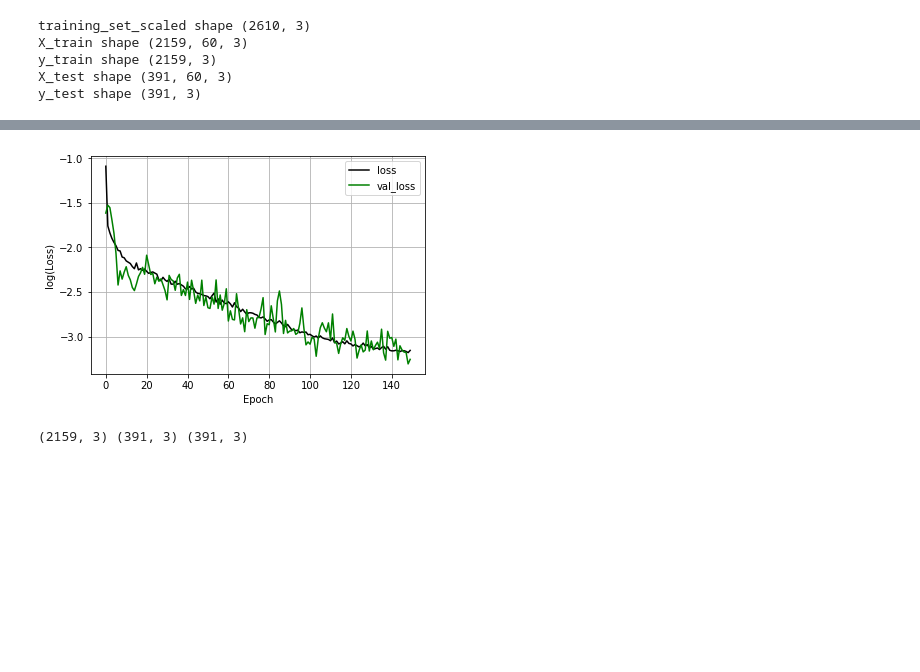
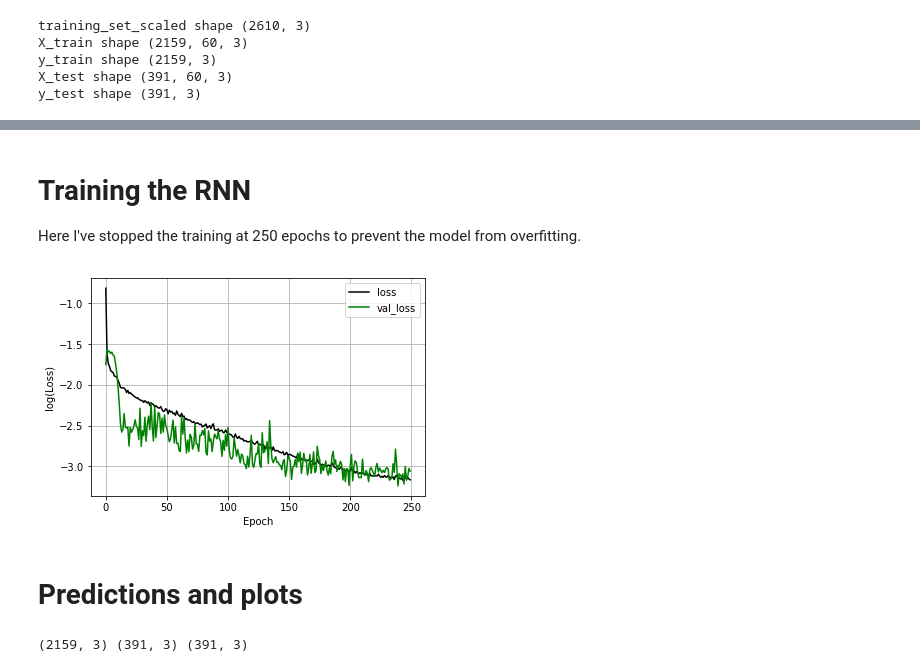
Before and after one commit to qrrble/Forex-RNN, a Jupyter notebook: FOREX_RNN-MultiCurrency.ipynb, the cells around one changed output, grey strips where cells are left out. Saved outputs shown, nothing was run; the diff lists cells and outputs as text; code cells hidden in the pictures; blank space fills up the shorter version.

```diff
--- a/FOREX_RNN-MultiCurrency.ipynb
+++ b/FOREX_RNN-MultiCurrency.ipynb
@@ -197,12 +190,17 @@ Total params: 51,353
 Trainable params: 51,353
 Non-trainable params: 0
 _________________________________________________________________
+# %% [markdown]
+# Training the RNN
+Here I've stopped the training at 250 epochs to prevent the model from overfitting.
 # %%
 # Fit the RNN to the Training set
-history=regressor.fit(X_train, y_train, validation_split=0.2, epochs = 150, \
-                      batch_size = 32, callbacks=[plot_losses])
+history=regressor.fit(X_train, y_train, validation_split=0.2, epochs = 250, \
+                      batch_size = 64, callbacks=[plot_losses])
 # %% [output]
-[figure, old version]
+[figure, new version]
+# %% [markdown]
+# Predictions and plots
 # %%
 # Makes preductions using the test set and the trained RNN model
 predicted_values = regressor.predict(X_test)
```
Also changed, not shown: parts of 10 cells of this notebook, 2 other files.
